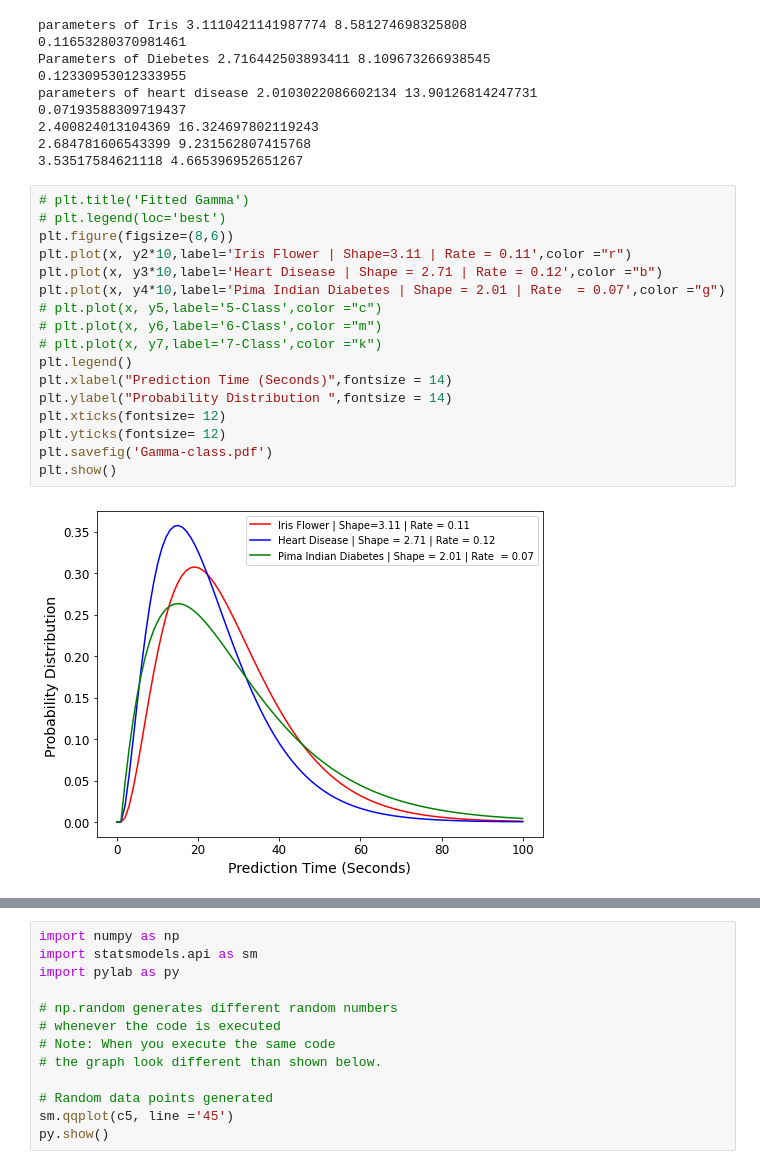
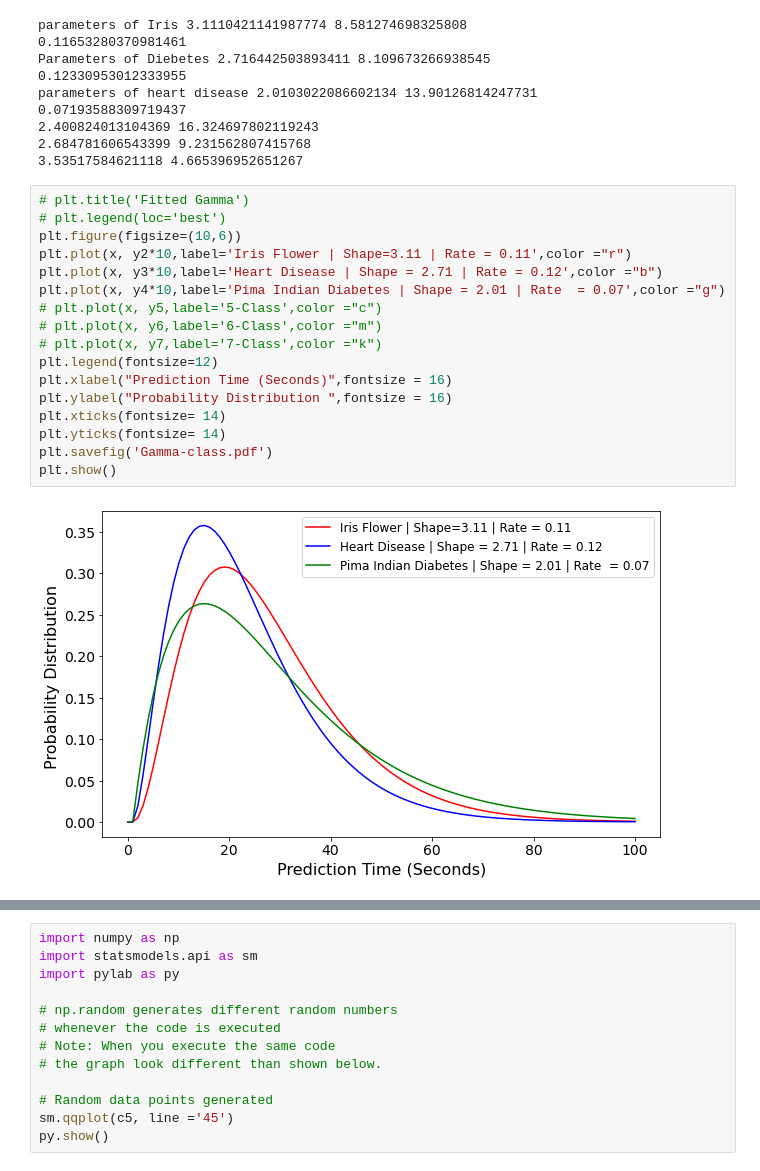
Before and after one commit to syber2020/Smart-Contract-To-Predict, a Jupyter notebook: 2022-Submission Work/plot_results_v2.ipynb, the cells around one changed output, grey strips where cells are left out. Saved outputs shown, nothing was run; the diff lists cells and outputs as text.

Commit message:
some changes to graphs

```diff
--- a/2022-Submission Work/plot_results_v2.ipynb
+++ b/2022-Submission Work/plot_results_v2.ipynb
@@ -297,19 +295,19 @@ parameters of heart disease 2.0103022086602134 13.90126814247731
 # %%
 # plt.title('Fitted Gamma')
 # plt.legend(loc='best')
-plt.figure(figsize=(8,6))
+plt.figure(figsize=(10,6))
 plt.plot(x, y2*10,label='Iris Flower | Shape=3.11 | Rate = 0.11',color ="r")
 plt.plot(x, y3*10,label='Heart Disease | Shape = 2.71 | Rate = 0.12',color ="b")
 plt.plot(x, y4*10,label='Pima Indian Diabetes | Shape = 2.01 | Rate  = 0.07',color ="g")
 # plt.plot(x, y5,label='5-Class',color ="c")
 # plt.plot(x, y6,label='6-Class',color ="m")
 # plt.plot(x, y7,label='7-Class',color ="k")
-plt.legend()
-plt.xlabel("Prediction Time (Seconds)",fontsize = 14)
-plt.ylabel("Probability Distribution ",fontsize = 14)
-plt.xticks(fontsize= 12)
-plt.yticks(fontsize= 12)
+plt.legend(fontsize=12)
+plt.xlabel("Prediction Time (Seconds)",fontsize = 16)
+plt.ylabel("Probability Distribution ",fontsize = 16)
+plt.xticks(fontsize= 14)
+plt.yticks(fontsize= 14)
 plt.savefig('Gamma-class.pdf')
 plt.show()
 # %% [output]
-[figure, old version]
+[figure, new version]
```
Also changed, not shown: parts of 3 cells of this notebook, 8 other files.
